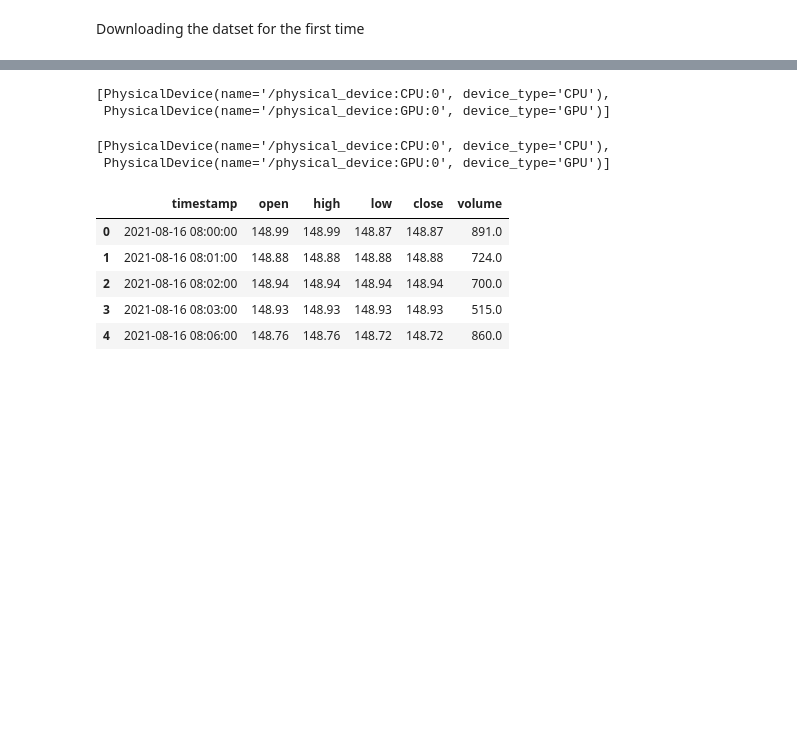
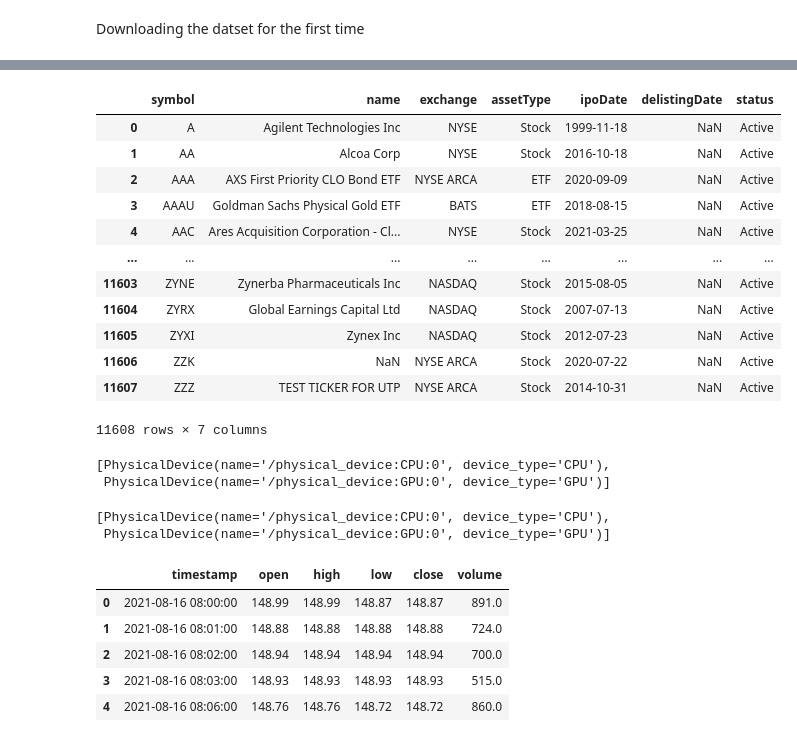
Before and after one commit to Frozensun47/DeepTrading, a Jupyter notebook: alpha_vantage.ipynb, the cells around one changed output, grey strips where cells are left out. Drawn from its saved outputs; the diff is of its cells as text; code cells hidden in the pictures; blank space fills up the shorter version.

```diff
--- a/alpha_vantage.ipynb
+++ b/alpha_vantage.ipynb
@@ -207,3 +229,19 @@ Downloading the datset for the first time
+# %%
+dfpd.read_csv(url)
+# %% [output]
+|  | symbol | name | exchange | assetType | ipoDate | delistingDate | status |
+| 0 | A | Agilent Technologies Inc | NYSE | Stock | 1999-11-18 | NaN | Active |
+| 1 | AA | Alcoa Corp | NYSE | Stock | 2016-10-18 | NaN | Active |
+| 2 | AAA | AXS First Priority CLO Bond ETF | NYSE ARCA | ETF | 2020-09-09 | NaN | Active |
+| 3 | AAAU | Goldman Sachs Physical Gold ETF | BATS | ETF | 2018-08-15 | NaN | Active |
+| 4 | AAC | Ares Acquisition Corporation - Cl... | NYSE | Stock | 2021-03-25 | NaN | Active |
+| ... | ... | ... | ... | ... | ... | ... | ... |
+| 11603 | ZYNE | Zynerba Pharmaceuticals Inc | NASDAQ | Stock | 2015-08-05 | NaN | Active |
+| 11604 | ZYRX | Global Earnings Capital Ltd | NASDAQ | Stock | 2007-07-13 | NaN | Active |
+| 11605 | ZYXI | Zynex Inc | NASDAQ | Stock | 2012-07-23 | NaN | Active |
+| 11606 | ZZK | NaN | NYSE ARCA | Stock | 2020-07-22 | NaN | Active |
+| 11607 | ZZZ | TEST TICKER FOR UTP | NYSE ARCA | Stock | 2014-10-31 | NaN | Active |
+11608 rows × 7 columns
 # %%
 # csv_filename = 'stock_data.csv'
 # df.to_csv(csv_filename, index=False)
```
Also changed, not shown: parts of 3 cells of this notebook, 43 other files.
